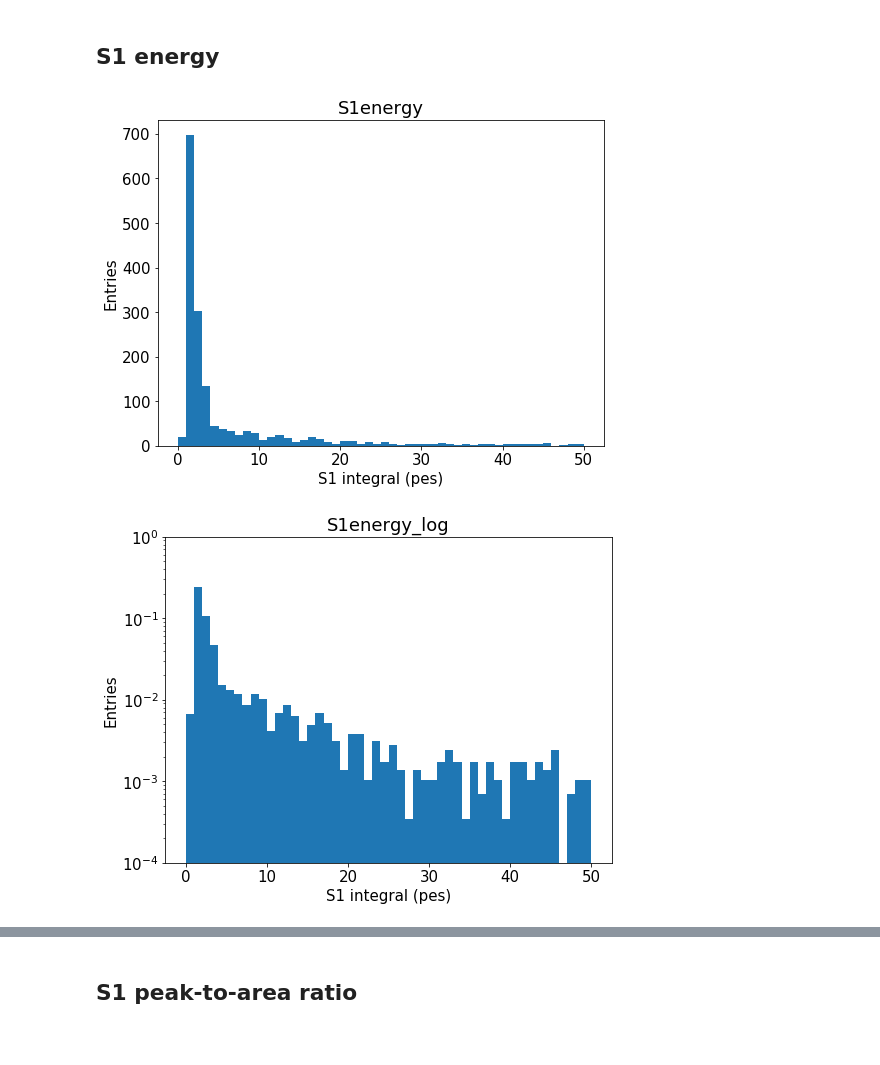
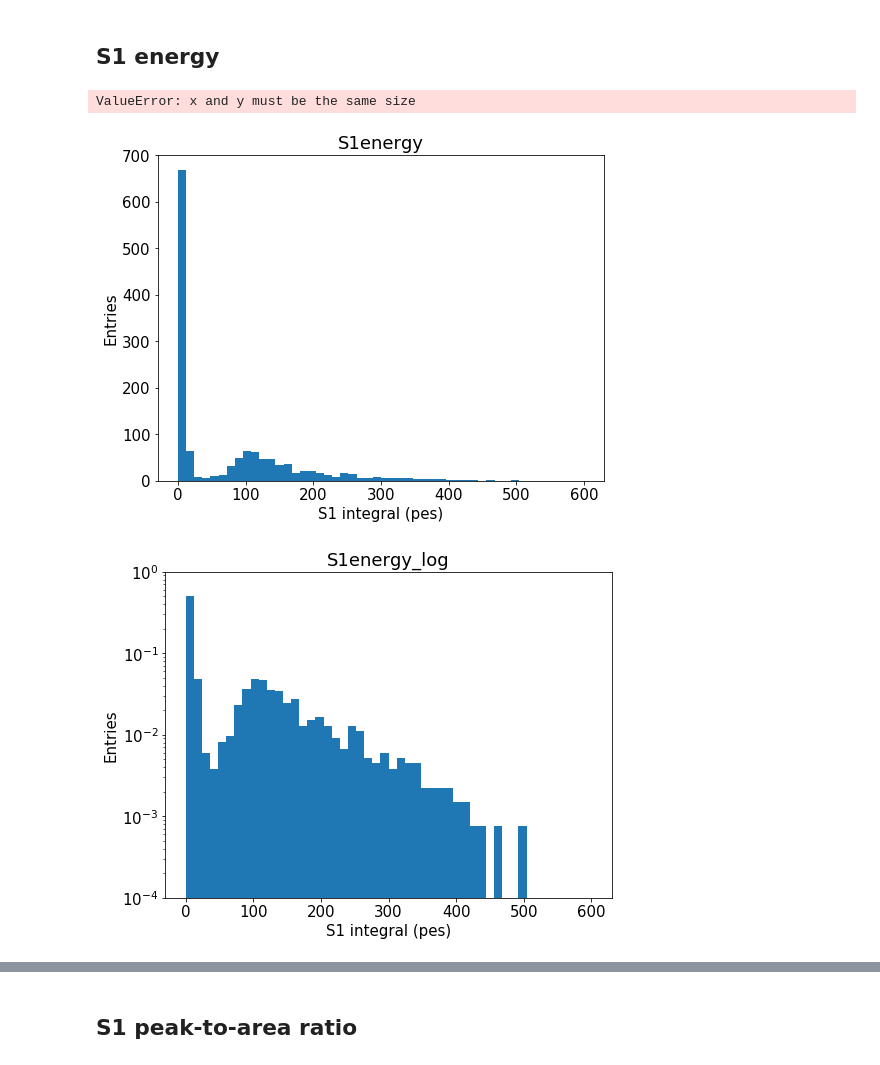
Before and after one commit to bpalmeiro/ICARO, a Jupyter notebook: invisible_cities/NaAna/Na22_MC.ipynb, the cells around one changed output, grey strips where cells are left out. Cells and saved outputs as stored; diff of their text form; code cells hidden in the pictures.

```diff
--- a/invisible_cities/NaAna/Na22_MC.ipynb
+++ b/invisible_cities/NaAna/Na22_MC.ipynb
@@ -401,26 +410,27 @@ save("S1heightvsZ")
 # %%
 s1i = flat(data.S1i)
 
 ################################
-hist(s1i, 50, range=(0, 50))
+hist(s1i, 50, range=(0, 600))
 labels("S1 integral (pes)", "Entries")
 save("S1energy")
 
 ################################
-pdf(s1i, 50, range=(0, 50))
+pdf(s1i, 50, range=(0, 600))
 labels("S1 integral (pes)", "Entries")
 save("S1energy_log")
 
 ################################
 scatter(data.Z, s1i)
 x, y, _ = fitf.profileX(data.Z, s1i, 100)
 plt.plot(x, y, profOpt)
 f = fitf.fit(fitf.polynom, x, y, (1., 1e-2, 1e-4))
 plt.plot(x, f.fn(x), fitOpt)
 plt.text(0, 20, "{:.3g} + {:.3g} x + {:.3g} x^2".format(*f.values))
 labels("Drift time ($\mu$s)", "S1 energy (pes)")
 plt.ylim(0, 25)
 save("S1vsZ")
 # %% [output]
+ValueError: x and y must be the same size
-[figure, old version]
+[figure, new version]
-[figure, old version]
+[figure, new version]
```
Also changed, not shown: parts of 17 cells of this notebook, 6 other files.
